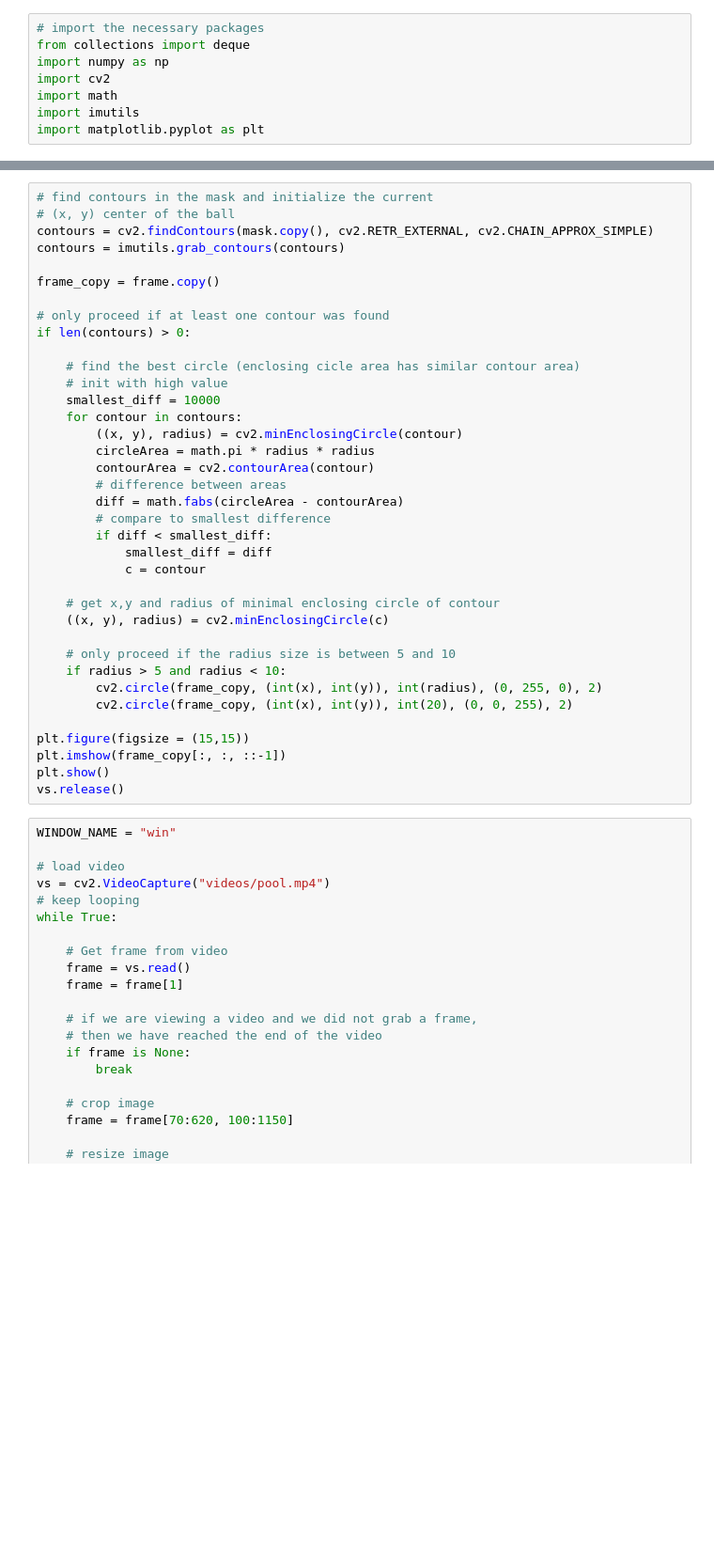
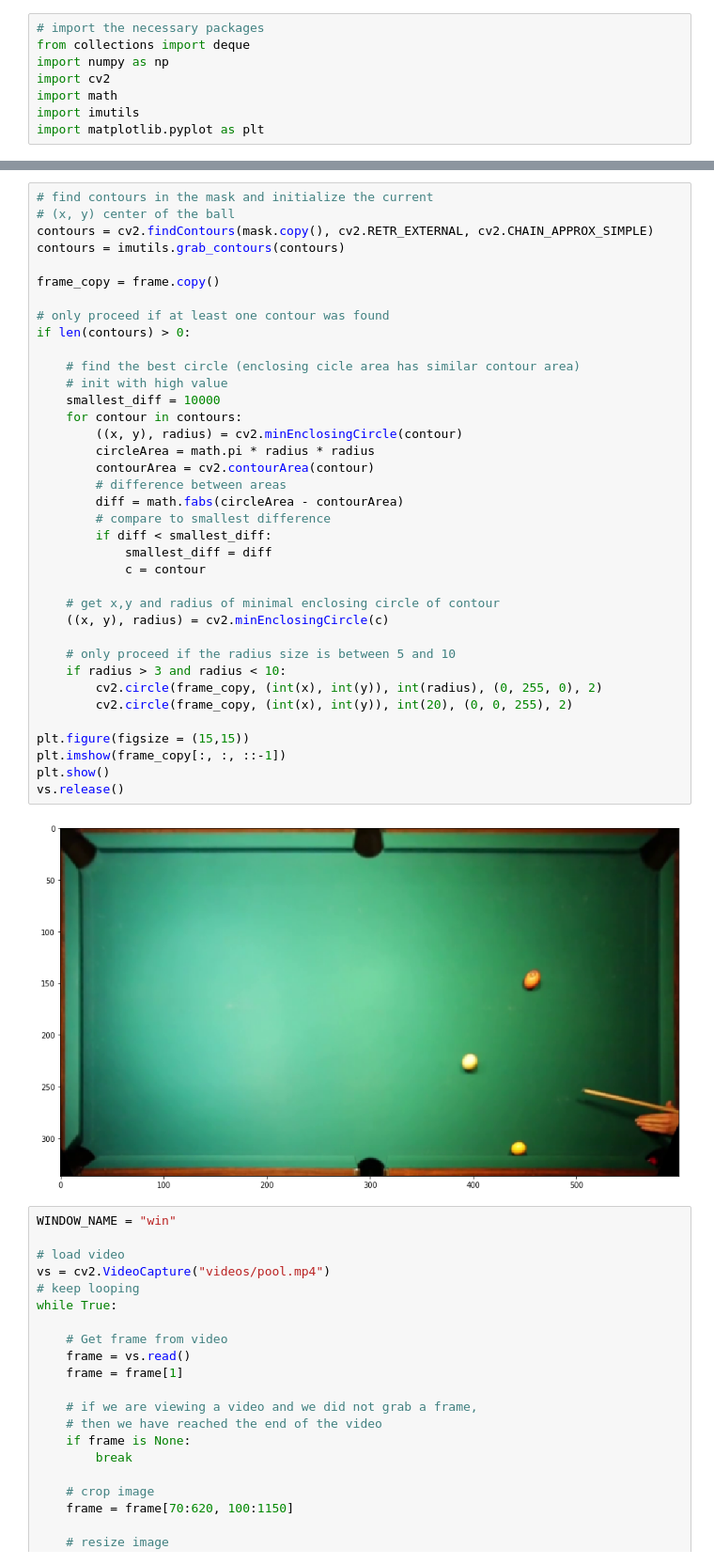
Before and after one commit to hotpot-code/pool-prediction, a Jupyter notebook: ball-detection.ipynb, the cells around one changed output, grey strips where cells are left out. Shown at 94% size. Drawn from its saved outputs; the diff is of its cells as text; blank space fills up the shorter version.

```diff
--- a/ball-detection.ipynb
+++ b/ball-detection.ipynb
@@ -71,34 +73,36 @@ contours = imutils.grab_contours(contours)
 frame_copy = frame.copy()
 
 # only proceed if at least one contour was found
 if len(contours) > 0:
 
     # find the best circle (enclosing cicle area has similar contour area)
     # init with high value
     smallest_diff = 10000
     for contour in contours:
         ((x, y), radius) = cv2.minEnclosingCircle(contour)
         circleArea = math.pi * radius * radius
         contourArea = cv2.contourArea(contour)
         # difference between areas
         diff = math.fabs(circleArea - contourArea)
         # compare to smallest difference
         if diff < smallest_diff:
             smallest_diff = diff
             c = contour
 
     # get x,y and radius of minimal enclosing circle of contour
     ((x, y), radius) = cv2.minEnclosingCircle(c)
 
     # only proceed if the radius size is between 5 and 10
-    if radius > 5 and radius < 10:
+    if radius > 3 and radius < 10:
         cv2.circle(frame_copy, (int(x), int(y)), int(radius), (0, 255, 0), 2)
         cv2.circle(frame_copy, (int(x), int(y)), int(20), (0, 0, 255), 2)
 
 plt.figure(figsize = (15,15))
 plt.imshow(frame_copy[:, :, ::-1])
 plt.show()
 vs.release()
+# %% [output]
+[figure, added]
 # %%
 WINDOW_NAME = "win"
 
```
Also changed, not shown: parts of 5 cells of this notebook, 2 other files.
